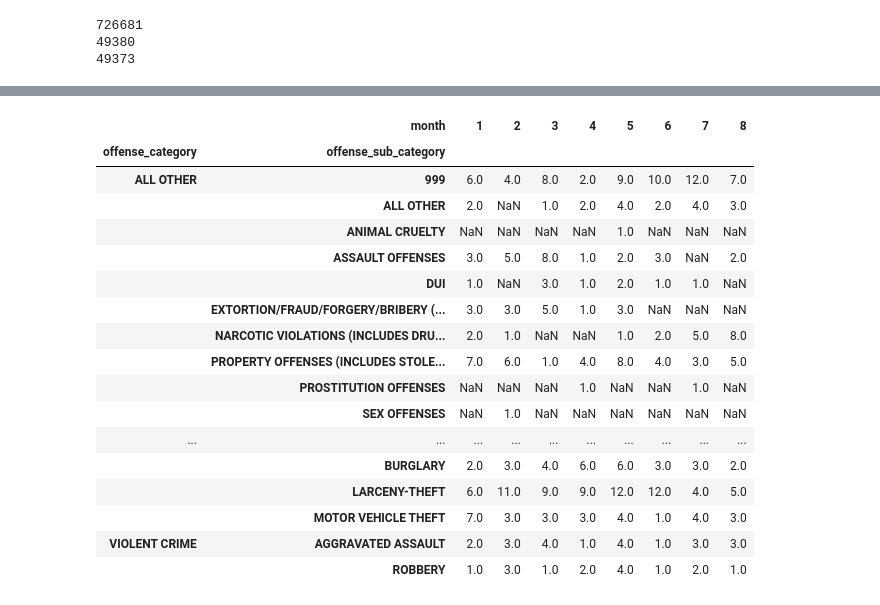
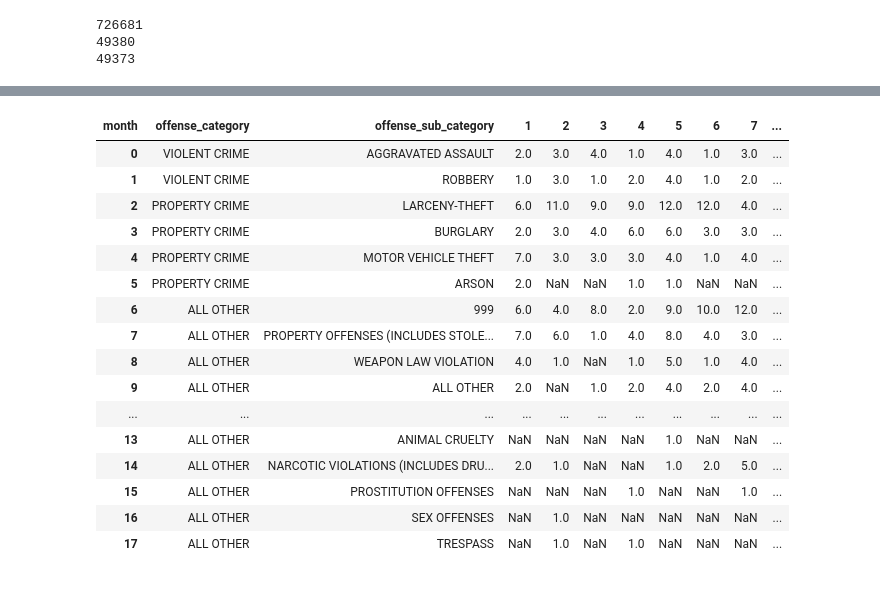
Before and after one commit to mvilla1859/GeoPandas_Basics_20250514, a Jupyter notebook: seattle/aurora.ipynb, the cells around one changed output, grey strips where cells are left out. Saved outputs shown, nothing was run; the diff lists cells and outputs as text; code cells hidden in the pictures.

Commit message:
Aurora crime analysis for Nick Deshais.

```diff
--- a/seattle/aurora.ipynb
+++ b/seattle/aurora.ipynb
@@ -81,32 +84,32 @@ crime_in_area = gpd.sjoin(
 # %%
 table = (
     crime_in_area
-     .pivot_table(index=["offense_category", "offense_sub_category"],
-                  columns="month",
-                  values="report_number",
-                  aggfunc="nunique"
-                 )
+        .groupby(["month", "offense_category", "offense_sub_category"])["report_number"]
+        .nunique()
+        .unstack("month")
+        .reset_index()
+        .sort_values(["offense_category", 5],
+                     ascending=[False, False],
+                     ignore_index=True)
 )
-
-table.to_csv("~/Downloads/aurora_square_crimes.csv")
+table.to_csv("~/Downloads/aurora_square_crimes.csv", index=False)
 ! open ~/Downloads/aurora_square_crimes.csv
 table
 # %% [output]
-|  | month | 1 | 2 | 3 | 4 | 5 | 6 | 7 | 8 |
-| offense_category | offense_sub_category |  |  |  |  |  |  |  |  |
-| ALL OTHER | 999 | 6.0 | 4.0 | 8.0 | 2.0 | 9.0 | 10.0 | 12.0 | 7.0 |
-|  | ALL OTHER | 2.0 | NaN | 1.0 | 2.0 | 4.0 | 2.0 | 4.0 | 3.0 |
-|  | ANIMAL CRUELTY | NaN | NaN | NaN | NaN | 1.0 | NaN | NaN | NaN |
-|  | ASSAULT OFFENSES | 3.0 | 5.0 | 8.0 | 1.0 | 2.0 | 3.0 | NaN | 2.0 |
-|  | DUI | 1.0 | NaN | 3.0 | 1.0 | 2.0 | 1.0 | 1.0 | NaN |
-|  | EXTORTION/FRAUD/FORGERY/BRIBERY (... | 3.0 | 3.0 | 5.0 | 1.0 | 3.0 | NaN | NaN | NaN |
-|  | NARCOTIC VIOLATIONS (INCLUDES DRU... | 2.0 | 1.0 | NaN | NaN | 1.0 | 2.0 | 5.0 | 8.0 |
-|  | PROPERTY OFFENSES (INCLUDES STOLE... | 7.0 | 6.0 | 1.0 | 4.0 | 8.0 | 4.0 | 3.0 | 5.0 |
-|  | PROSTITUTION OFFENSES | NaN | NaN | NaN | 1.0 | NaN | NaN | 1.0 | NaN |
-|  | SEX OFFENSES | NaN | 1.0 | NaN | NaN | NaN | NaN | NaN | NaN |
-| ... | ... | ... | ... | ... | ... | ... | ... | ... | ... |
-|  | BURGLARY | 2.0 | 3.0 | 4.0 | 6.0 | 6.0 | 3.0 | 3.0 | 2.0 |
-|  | LARCENY-THEFT | 6.0 | 11.0 | 9.0 | 9.0 | 12.0 | 12.0 | 4.0 | 5.0 |
-|  | MOTOR VEHICLE THEFT | 7.0 | 3.0 | 3.0 | 3.0 | 4.0 | 1.0 | 4.0 | 3.0 |
-| VIOLENT CRIME | AGGRAVATED ASSAULT | 2.0 | 3.0 | 4.0 | 1.0 | 4.0 | 1.0 | 3.0 | 3.0 |
-|  | ROBBERY | 1.0 | 3.0 | 1.0 | 2.0 | 4.0 | 1.0 | 2.0 | 1.0 |
+| month | offense_category | offense_sub_category | 1 | 2 | 3 | 4 | 5 | 6 | 7 | ... |
+| 0 | VIOLENT CRIME | AGGRAVATED ASSAULT | 2.0 | 3.0 | 4.0 | 1.0 | 4.0 | 1.0 | 3.0 | ... |
+| 1 | VIOLENT CRIME | ROBBERY | 1.0 | 3.0 | 1.0 | 2.0 | 4.0 | 1.0 | 2.0 | ... |
+| 2 | PROPERTY CRIME | LARCENY-THEFT | 6.0 | 11.0 | 9.0 | 9.0 | 12.0 | 12.0 | 4.0 | ... |
+| 3 | PROPERTY CRIME | BURGLARY | 2.0 | 3.0 | 4.0 | 6.0 | 6.0 | 3.0 | 3.0 | ... |
+| 4 | PROPERTY CRIME | MOTOR VEHICLE THEFT | 7.0 | 3.0 | 3.0 | 3.0 | 4.0 | 1.0 | 4.0 | ... |
+| 5 | PROPERTY CRIME | ARSON | 2.0 | NaN | NaN | 1.0 | 1.0 | NaN | NaN | ... |
+| 6 | ALL OTHER | 999 | 6.0 | 4.0 | 8.0 | 2.0 | 9.0 | 10.0 | 12.0 | ... |
+| 7 | ALL OTHER | PROPERTY OFFENSES (INCLUDES STOLE... | 7.0 | 6.0 | 1.0 | 4.0 | 8.0 | 4.0 | 3.0 | ... |
+| 8 | ALL OTHER | WEAPON LAW VIOLATION | 4.0 | 1.0 | NaN | 1.0 | 5.0 | 1.0 | 4.0 | ... |
+| 9 | ALL OTHER | ALL OTHER | 2.0 | NaN | 1.0 | 2.0 | 4.0 | 2.0 | 4.0 | ... |
+| ... | ... | ... | ... | ... | ... | ... | ... | ... | ... | ... |
+| 13 | ALL OTHER | ANIMAL CRUELTY | NaN | NaN | NaN | NaN | 1.0 | NaN | NaN | ... |
+| 14 | ALL OTHER | NARCOTIC VIOLATIONS (INCLUDES DRU... | 2.0 | 1.0 | NaN | NaN | 1.0 | 2.0 | 5.0 | ... |
+| 15 | ALL OTHER | PROSTITUTION OFFENSES | NaN | NaN | NaN | 1.0 | NaN | NaN | 1.0 | ... |
+| 16 | ALL OTHER | SEX OFFENSES | NaN | 1.0 | NaN | NaN | NaN | NaN | NaN | ... |
+| 17 | ALL OTHER | TRESPASS | NaN | 1.0 | NaN | 1.0 | NaN | NaN | NaN | ... |
```
Also changed, not shown: parts of 2 cells of this notebook, 1 other file.
